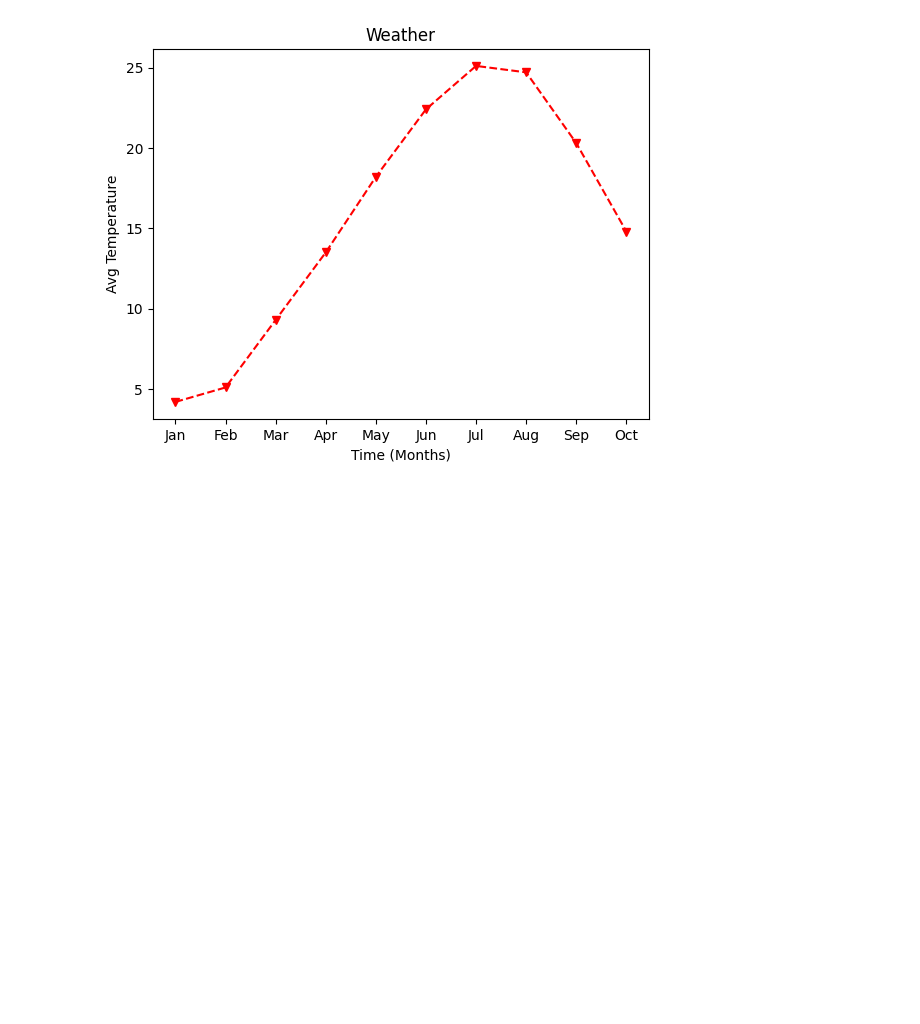
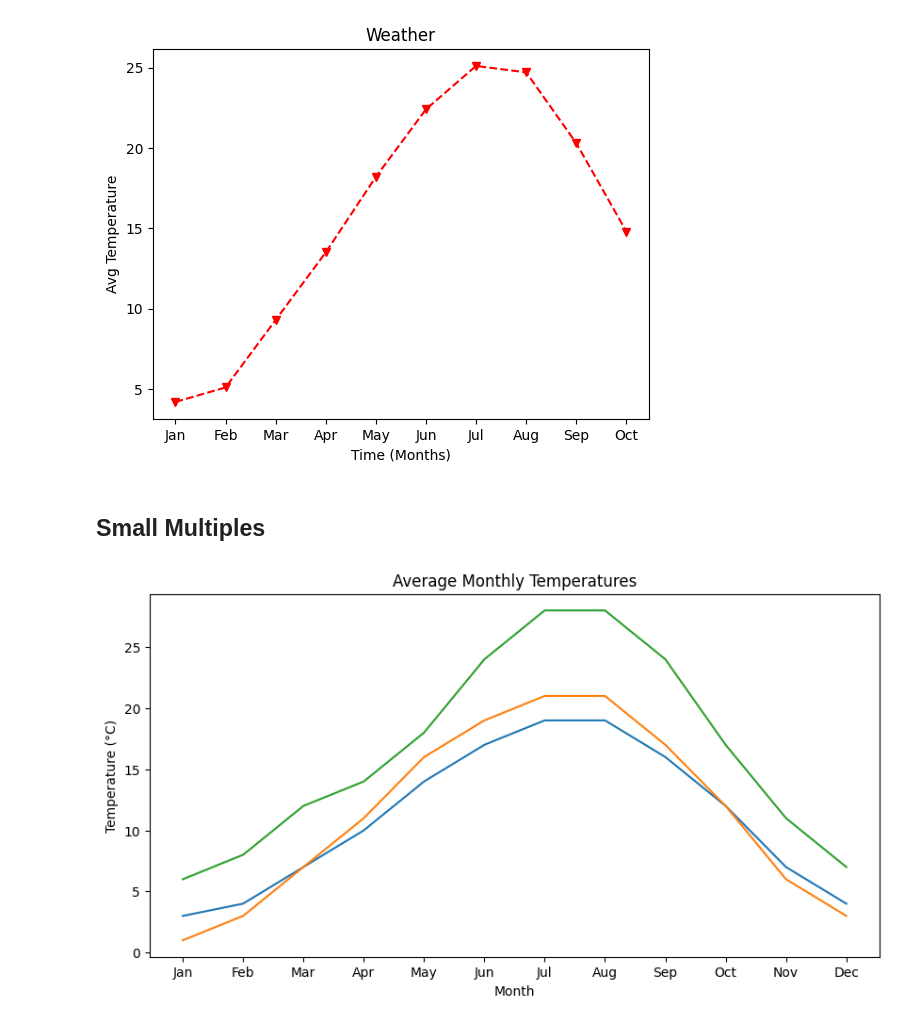
Before and after one commit to PBehari/PTC-ML-Python-1, a Jupyter notebook: notebooks/6. intro_to_matplotlib.ipynb, the cells around one changed output. Cells and saved outputs as stored; diff of their text form; code cells hidden in the pictures; blank space fills up the shorter version.

Commit message:
matplotlib: small multiples

```diff
--- a/notebooks/6. intro_to_matplotlib.ipynb
+++ b/notebooks/6. intro_to_matplotlib.ipynb
@@ -166,3 +166,26 @@ ax.set_title("Weather")
 plt.show()
 # %% [output]
 [figure]
+# %% [markdown]
+## Small Multiples
+# %%
+# One Plot with Multiple Lines
+months = ["Jan", "Feb", "Mar", "Apr", "May", "Jun",
+          "Jul", "Aug", "Sep", "Oct", "Nov", "Dec"]
+
+city_data = {
+    "Paramaribo": [3, 4, 7, 10, 14, 17, 19, 19, 16, 12, 7, 4],
+    "Nickerie": [1, 3, 7, 11, 16, 19, 21, 21, 17, 12, 6, 3],
+    "Wanica": [6, 8, 12, 14, 18, 24, 28, 28, 24, 17, 11, 7]
+}
+
+plt.figure(figsize=(10, 5))
+for city, temps in city_data.items():
+    plt.plot(months, temps, label=city)
+
+plt.title("Average Monthly Temperatures")
+plt.xlabel("Month")
+plt.ylabel("Temperature (°C)")
+plt.show()
+# %% [output]
+[figure, added]
```
Also changed, not shown: parts of 1 cell of this notebook.
